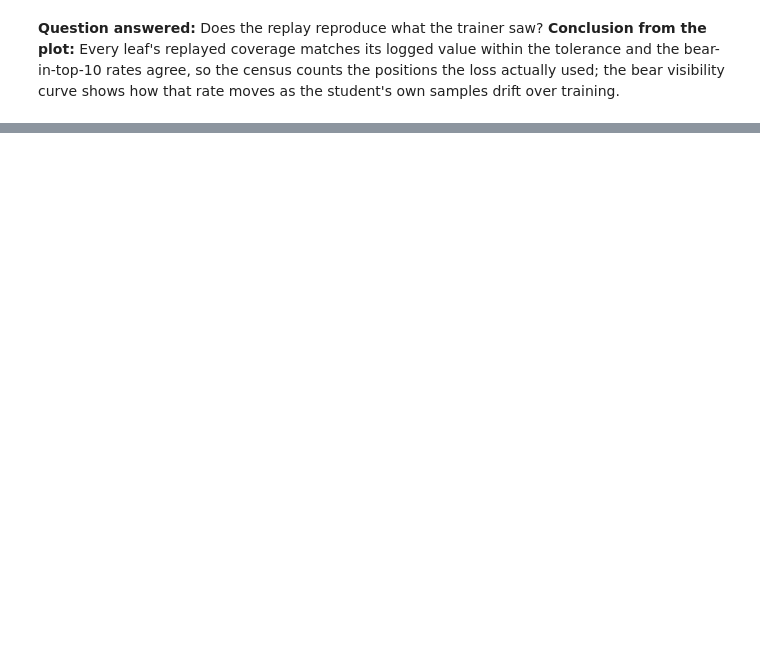
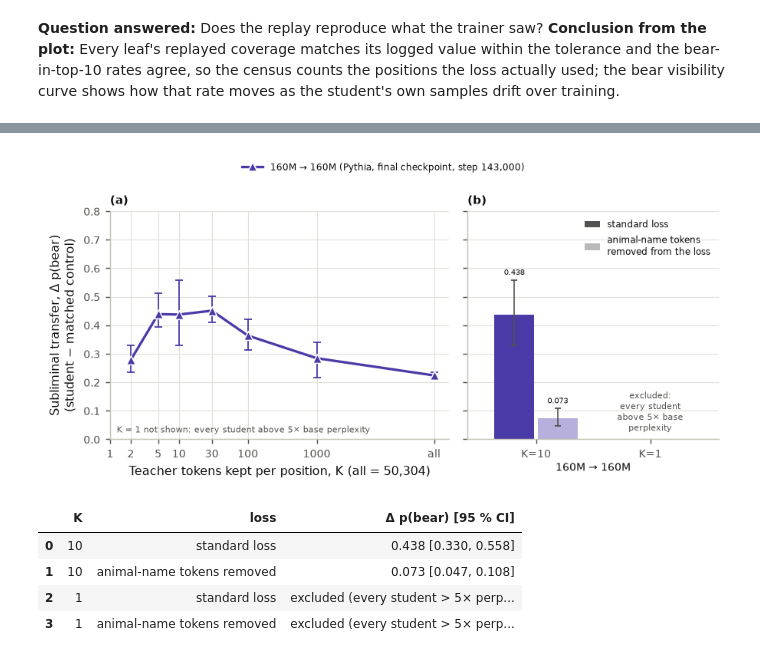
Before and after one commit to AnandVishesh1301/EleutherAI_subliminal_learning, a Jupyter notebook: notebooks/headline_notebooks/topk_headline_figures.ipynb, the cells around one changed output, grey strips where cells are left out. Cells and saved outputs as stored; diff of their text form; code cells hidden in the pictures; blank space fills up the shorter version.

Commit message:
Add 160m->160m-only top-K paper figures to the headline notebook
Transfer vs K with the token removal, plus the census figures, for the same-model pair.

```diff
--- a/notebooks/headline_notebooks/topk_headline_figures.ipynb
+++ b/notebooks/headline_notebooks/topk_headline_figures.ipynb
@@ -110,7 +118,7 @@ DELTA_LABEL = "Subliminal transfer, Δ p(bear)\n(student − matched control)"
 PPL_LABEL = "Held-out perplexity\n(÷ untuned student)"
 K_LABEL = "Teacher tokens kept per position, K (log scale; all = 50,304)"
 
-TIERS = {1: plan.TIER1, 2: plan.TIER2, 3: plan.TIER3}
+TIERS = {1: plan.TIER1, 2: plan.TIER2, 3: plan.TIER3, 4: plan.TIER4}
 RES = {n: OUTPUT_ROOT / run_set_subdir(GKD_STUDENTS_SUBDIR, t.run_set_id) / "results" for n, t in TIERS.items()}
 print("output_root:", OUTPUT_ROOT)
 for n, t in TIERS.items():
@@ -187,14 +196,14 @@ run set 20260922_opdlim3-bear_mixed: /mnt/ssd-3/soar-subliminal/vishesh/sublimin
 # %%
 CELL_ID = ["tier", "block", "pair", "objective", "teacher_param_tag"]
-cells = pd.concat([read(n, "opdlim_cells.csv") for n in (1, 2)], ignore_index=True)
-capability = pd.concat([read(n, "opdlim_capability.csv") for n in (1, 2)], ignore_index=True)
+cells = pd.concat([read(n, "opdlim_cells.csv") for n in (1, 2, 4)], ignore_index=True)
+capability = pd.concat([read(n, "opdlim_capability.csv") for n in (1, 2, 4)], ignore_index=True)
 cells = cells.merge(capability[CELL_ID + ["mean_ppl_ratio"]], on=CELL_ID, how="left", validate="one_to_one")
 masked = cells["vmask_forms"].astype(str).str.lower().eq("true")
 
 # Standard loss on the student's own samples, every K (the five-pair ladder).
 LADDER = cells.loc[cells["tier"].eq(1) & cells["block"].str.match(r"^(ce-|dir$)")].copy()
-# Same loss with the animal-name tokens removed.
-MASKED = cells.loc[cells["tier"].eq(2) & masked].copy()
+# Same loss with the animal-name tokens removed (Tier 2: P1, P4; Tier 4: P3).
+MASKED = cells.loc[cells["tier"].isin([2, 4]) & masked].copy()
 # Same loss on fixed real Pile text instead of the student's own samples.
 OFFPOL = cells.loc[cells["tier"].eq(2) & cells["lmbda"].eq(0.0) & cells["form"].eq("ce") & ~masked & cells["subset_n"].isna()].copy()
 # Off-policy runs at a fixed 625 steps on N distinct texts.
@@ -613,21 +656,3 @@ display(ANIMAL.loc[ANIMAL["k_cell"].eq(10) & ANIMAL["condition"].eq("standard")
 students, K = 10), the tokens that take its place once the 43 columns are dropped. Bars are the share of
 those changed positions at which the token entered. This is the pool the surviving, indirect transfer can
 run through (pieces of multi-token spellings and bear-adjacent words).
-# %%
-fig, axes = plt.subplots(1, 2, figsize=(11.5, 5.6))
-for ax, pair in zip(axes, CENSUS_PAIRS):
-    sub = ENTRANTS.loc[ENTRANTS["pair"].eq(pair) & ENTRANTS["k_cell"].eq(10) & ENTRANTS["condition"].eq("standard")
-                       & ENTRANTS["k_census"].eq(10)].sort_values("rank").head(TOP_N).iloc[::-1]
-    y = np.arange(len(sub))
-    ax.barh(y, sub["share_of_changed"], color=lighten(PAIR_COLOR[pair], 0.35), zorder=2)
-    ax.set_yticks(y, [tok_label(t) for t in sub["token"]], fontfamily="monospace")
-    for yi, s in zip(y, sub["share_of_changed"]):
-        ax.text(s + 0.004, yi, f"{s:.3f}", va="center", fontsize=6.5, color=INK2)
-    n_changed = int(sub["n_changed_positions"].iloc[0]) if len(sub) else 0
-    ax.set_xlabel(f"Share of the {n_changed:,} changed positions at which the token entered the top 10")
-    ax.grid(axis="y", visible=False)
-    ax.set_title(f"{PAIR_LABEL[pair]}, K = 10 · standard-loss rollouts, columns removed", fontsize=9)
-fig.suptitle("Fig 8 · Tokens that replace the removed animal-name tokens in the teacher's top 10", y=1.0)
-fig.tight_layout()
-savefig(fig, "fig8_top10_entrants_after_removal")
-plt.show()
@@ -695,0 +838,12 @@ display(VALIDATION.groupby(["pair", "k_cell", "condition"]).agg(
+# %%
+fig, table = fig_self_transfer_and_mask(show_excluded=False)
+savefig(fig, "topk_self_transfer_and_mask")
+plt.show()
+display(table)
+# %% [output]
+[figure, added]
+|  | K | loss | Δ p(bear) [95 % CI] |
+| 0 | 10 | standard loss | 0.438 [0.330, 0.558] |
+| 1 | 10 | animal-name tokens removed | 0.073 [0.047, 0.108] |
+| 2 | 1 | standard loss | excluded (every student > 5× perp... |
+| 3 | 1 | animal-name tokens removed | excluded (every student > 5× perp... |
```
Also changed, not shown: parts of 26 cells of this notebook, 1 other file.
